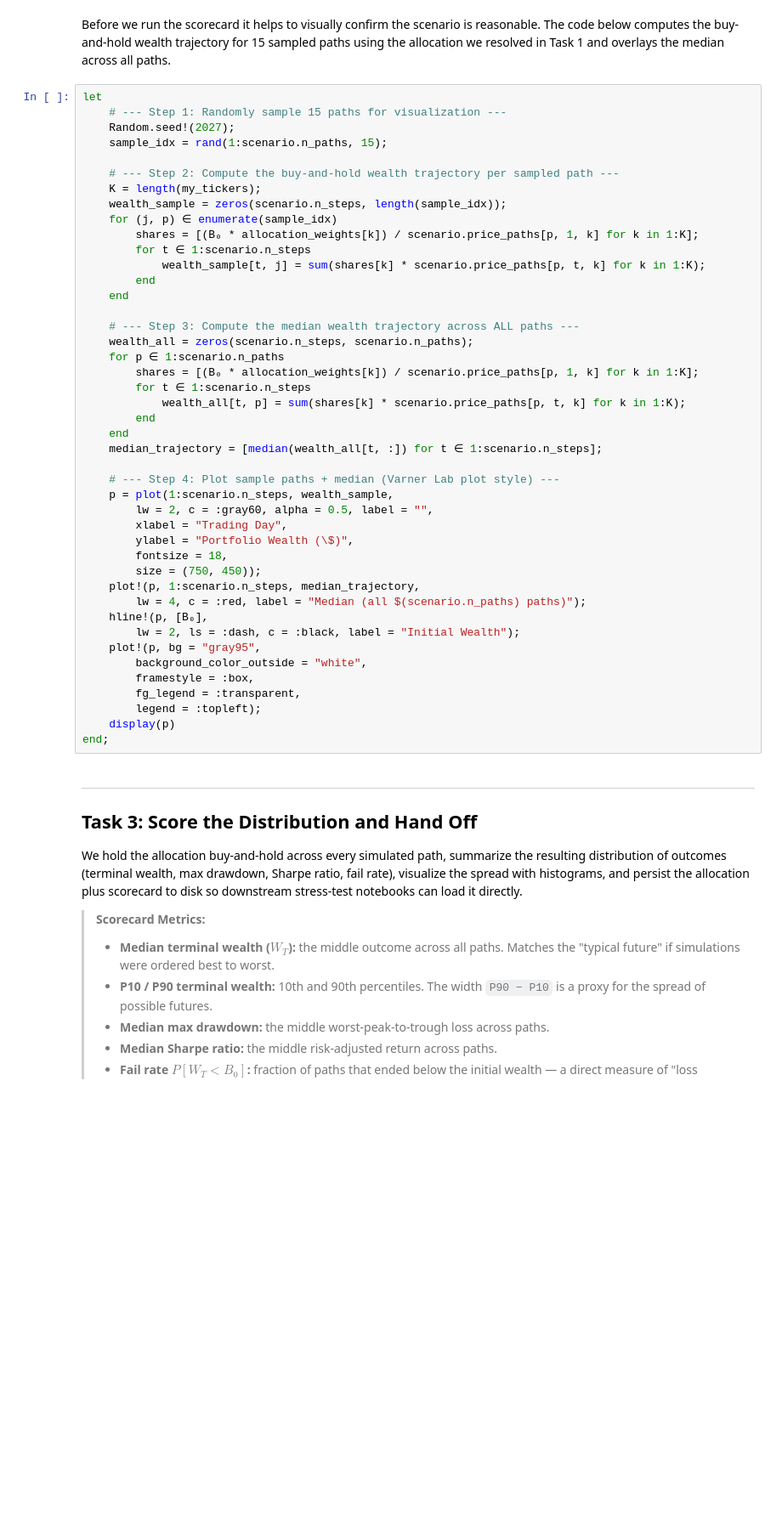
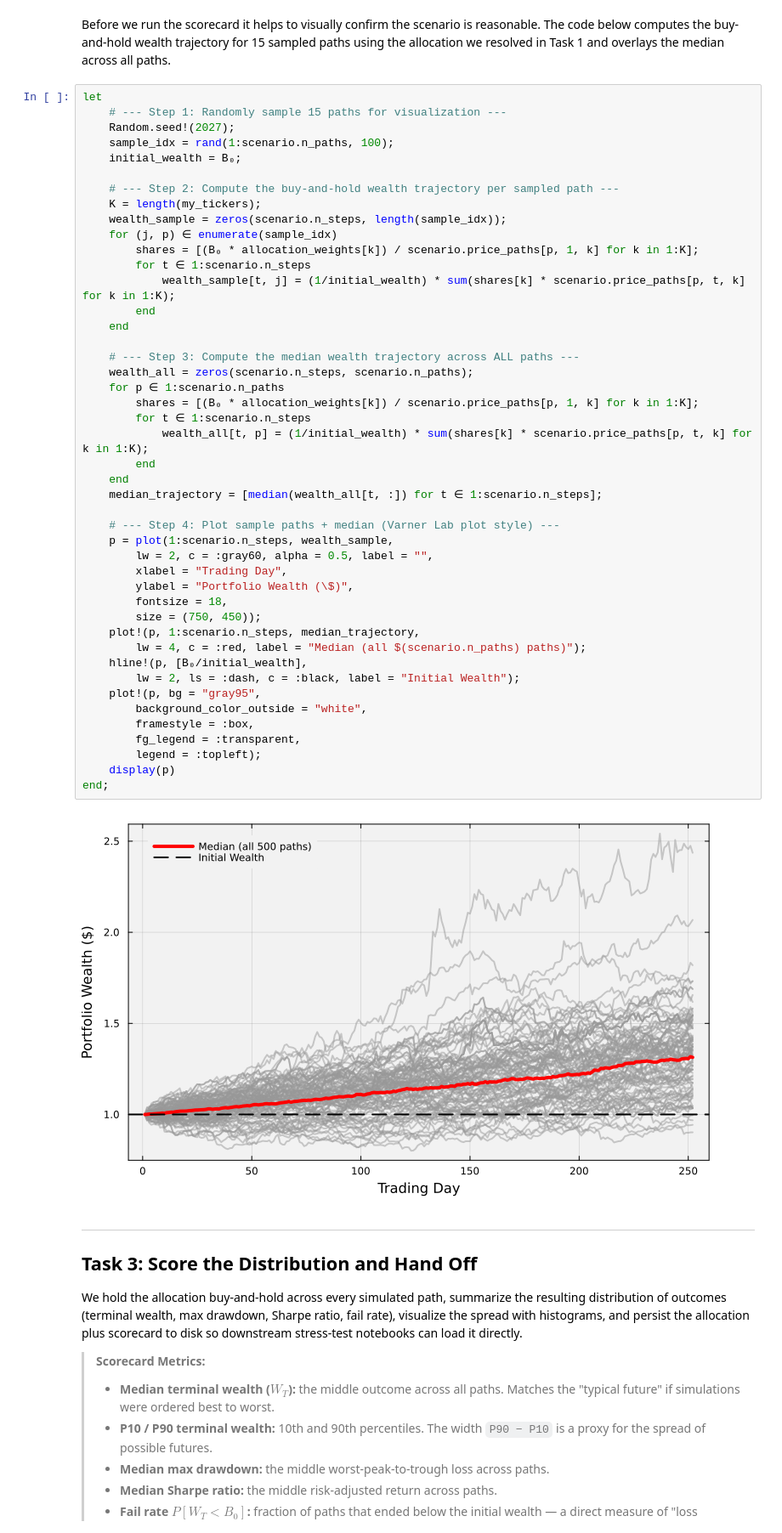
Before and after one commit to varnerlab/eCornell-AI-finance-lectures, a Jupyter notebook: lectures/session-1/eCornell-AI-Finance-S1-Example-BuildMinVariancePortfolio-May-2026.ipynb, the cells around one changed output. Shown at 85% size. Drawn from its saved outputs; the diff is of its cells as text; blank space fills up the shorter version.

```diff
--- a/lectures/session-1/eCornell-AI-Finance-S1-Example-BuildMinVariancePortfolio-May-2026.ipynb
+++ b/lectures/session-1/eCornell-AI-Finance-S1-Example-BuildMinVariancePortfolio-May-2026.ipynb
@@ -318,7 +389,8 @@ Before we run the scorecard it helps to visually confirm the scenario is reasona
 let
     # --- Step 1: Randomly sample 15 paths for visualization ---
     Random.seed!(2027);
-    sample_idx = rand(1:scenario.n_paths, 15);
+    sample_idx = rand(1:scenario.n_paths, 100);
+    initial_wealth = B₀;
 
     # --- Step 2: Compute the buy-and-hold wealth trajectory per sampled path ---
     K = length(my_tickers);
@@ -326,38 +398,40 @@ let
     for (j, p) ∈ enumerate(sample_idx)
         shares = [(B₀ * allocation_weights[k]) / scenario.price_paths[p, 1, k] for k in 1:K];
         for t ∈ 1:scenario.n_steps
-            wealth_sample[t, j] = sum(shares[k] * scenario.price_paths[p, t, k] for k in 1:K);
+            wealth_sample[t, j] = (1/initial_wealth) * sum(shares[k] * scenario.price_paths[p, t, k] for k in 1:K);
         end
     end
 
     # --- Step 3: Compute the median wealth trajectory across ALL paths ---
     wealth_all = zeros(scenario.n_steps, scenario.n_paths);
     for p ∈ 1:scenario.n_paths
         shares = [(B₀ * allocation_weights[k]) / scenario.price_paths[p, 1, k] for k in 1:K];
         for t ∈ 1:scenario.n_steps
-            wealth_all[t, p] = sum(shares[k] * scenario.price_paths[p, t, k] for k in 1:K);
+            wealth_all[t, p] = (1/initial_wealth) * sum(shares[k] * scenario.price_paths[p, t, k] for k in 1:K);
         end
     end
     median_trajectory = [median(wealth_all[t, :]) for t ∈ 1:scenario.n_steps];
 
     # --- Step 4: Plot sample paths + median (Varner Lab plot style) ---
     p = plot(1:scenario.n_steps, wealth_sample,
         lw = 2, c = :gray60, alpha = 0.5, label = "",
         xlabel = "Trading Day",
         ylabel = "Portfolio Wealth (\$)",
         fontsize = 18,
         size = (750, 450));
     plot!(p, 1:scenario.n_steps, median_trajectory,
         lw = 4, c = :red, label = "Median (all $(scenario.n_paths) paths)");
-    hline!(p, [B₀],
+    hline!(p, [B₀/initial_wealth],
         lw = 2, ls = :dash, c = :black, label = "Initial Wealth");
     plot!(p, bg = "gray95",
         background_color_outside = "white",
         framestyle = :box,
         fg_legend = :transparent,
         legend = :topleft);
     display(p)
 end;
+# %% [output]
+[figure, added]
 # %% [markdown]
 ___
 ## Task 3: Score the Distribution and Hand Off
```
Also changed, not shown: parts of 10 cells of this notebook.
